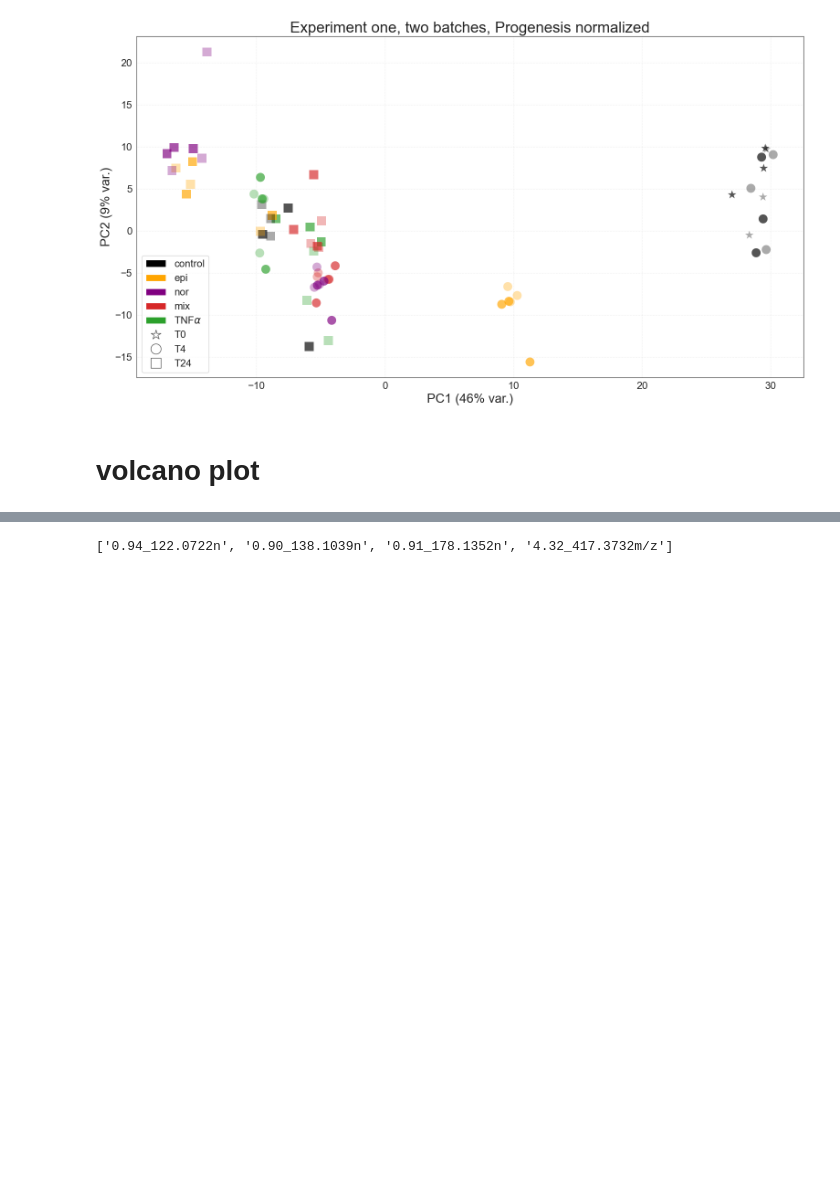
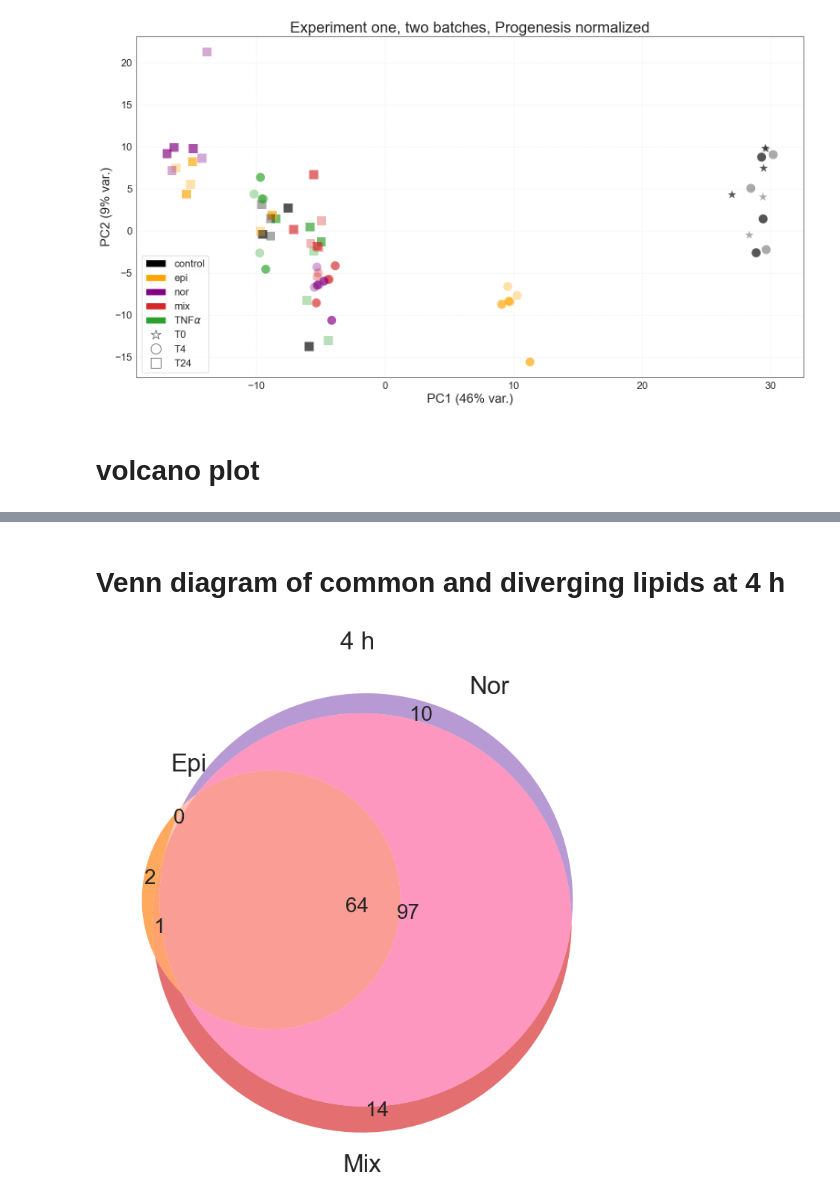
Before and after one commit to adelomana/vigur, a Jupyter notebook: lipidomics/EC072/progenesis/experiment_one_normalized.ipynb, the cells around one changed output, grey strips where cells are left out. Cells and saved outputs as stored; diff of their text form; code cells hidden in the pictures; blank space fills up the shorter version.

Commit message:
working on lipidomics 4 h progenesis

```diff
--- a/lipidomics/EC072/progenesis/experiment_one_normalized.ipynb
+++ b/lipidomics/EC072/progenesis/experiment_one_normalized.ipynb
@@ -431,4 +410,0 @@ annotation.loc['7.59_490.3874m/z', 'Compound ID'].to_list()
-# %%
-responding_names
-# %% [output]
-['0.94_122.0722n', '0.90_138.1039n', '0.91_178.1352n', '4.32_417.3732m/z']
@@ -440,0 +411,22 @@ responding_names
+# %% [markdown]
+# Venn diagram of common and diverging lipids at 4 h
+# %%
+matplotlib_venn.venn3([set(response_lipids[0]), set(response_lipids[1]), set(response_lipids[2])],
+                      set_labels=('Epi', 'Nor', 'Mix'),
+                      set_colors=('tab:orange', 'tab:purple', 'tab:red'),
+                      alpha=2/3)
+matplotlib.pyplot.title('4 h')
+matplotlib.pyplot.show()
+
+### store elements for annotation
+core = []
+
+epi_nor = []
+epi_mix = []
+nor_mix = []
+
+only_epi = []
+only_nor = []
+only_mix = []
+# %% [output]
+[figure, added]
```
Also changed, not shown: parts of 17 cells of this notebook, 1 other file.
